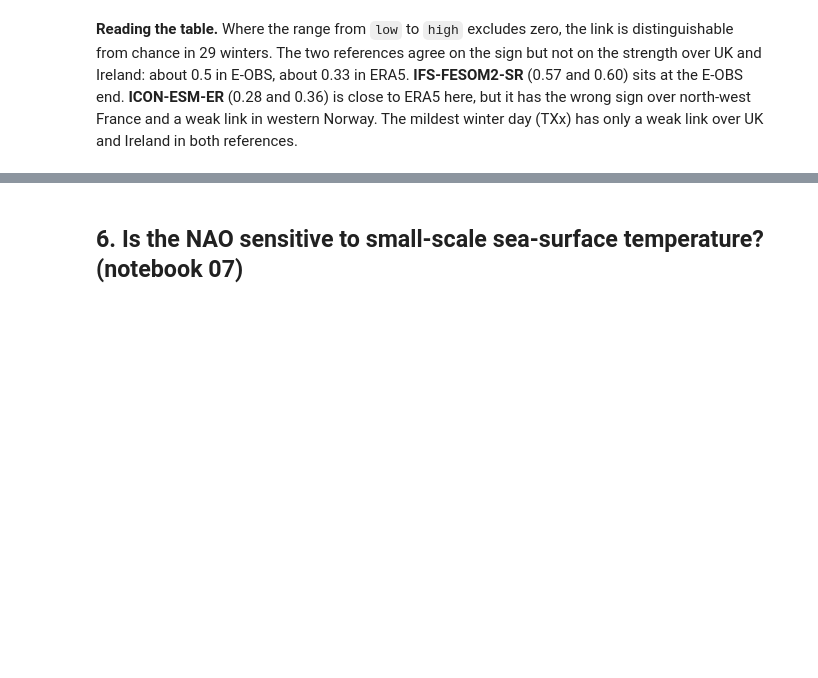
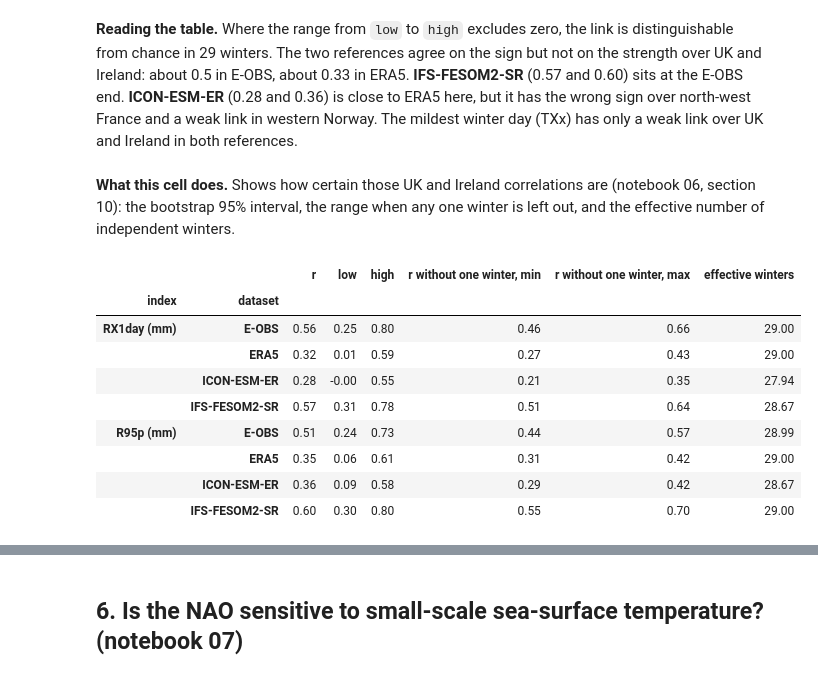
Before and after one commit to TunaHim/HighRes-EERIE-NorthAtlantic-Evaluation, a Jupyter notebook: notebooks/00_summary.ipynb, the cells around one changed output, grey strips where cells are left out. Drawn from its saved outputs; the diff is of its cells as text; code cells hidden in the pictures; blank space fills up the shorter version.

```diff
--- a/notebooks/00_summary.ipynb
+++ b/notebooks/00_summary.ipynb
@@ -231,3 +342,22 @@ strength over UK and Ireland: about 0.5 in E-OBS, about 0.33 in ERA5. **IFS-FESO
 0.60) sits at the E-OBS end. **ICON-ESM-ER** (0.28 and 0.36) is close to ERA5 here, but it has the
 wrong sign over north-west France and a weak link in western Norway. The mildest winter day (TXx)
 has only a weak link over UK and Ireland in both references.
+# %% [markdown]
+**What this cell does.** Shows how certain those UK and Ireland correlations are (notebook 06,
+section 10): the bootstrap 95% interval, the range when any one winter is left out, and the
+effective number of independent winters.
+# %%
+certainty = pd.read_parquet('../app_assets/nao_extremes_correlation_uncertainty.parquet')
+columns = ['r', 'low', 'high', 'r without one winter, min', 'r without one winter, max', 'effective winters']
+certainty[certainty.region == 'UK and Ireland'].set_index(['index', 'dataset'])[columns]
+# %% [output]
+|  |  | r | low | high | r without one winter, min | r without one winter, max | effective winters |
+| index | dataset |  |  |  |  |  |  |
+| RX1day (mm) | E-OBS | 0.56 | 0.25 | 0.80 | 0.46 | 0.66 | 29.00 |
+|  | ERA5 | 0.32 | 0.01 | 0.59 | 0.27 | 0.43 | 29.00 |
+|  | ICON-ESM-ER | 0.28 | -0.00 | 0.55 | 0.21 | 0.35 | 27.94 |
+|  | IFS-FESOM2-SR | 0.57 | 0.31 | 0.78 | 0.51 | 0.64 | 28.67 |
+| R95p (mm) | E-OBS | 0.51 | 0.24 | 0.73 | 0.44 | 0.57 | 28.99 |
+|  | ERA5 | 0.35 | 0.06 | 0.61 | 0.31 | 0.42 | 29.00 |
+|  | ICON-ESM-ER | 0.36 | 0.09 | 0.58 | 0.29 | 0.42 | 28.67 |
+|  | IFS-FESOM2-SR | 0.60 | 0.30 | 0.80 | 0.55 | 0.70 | 29.00 |
```
Also changed, not shown: parts of 13 cells of this notebook, 35 other files.
